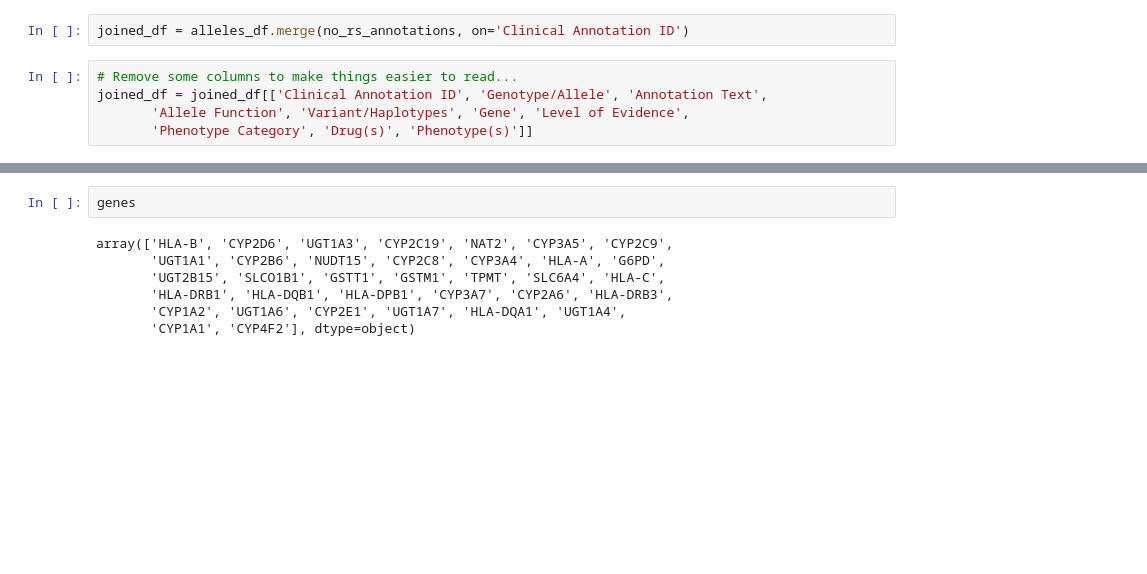
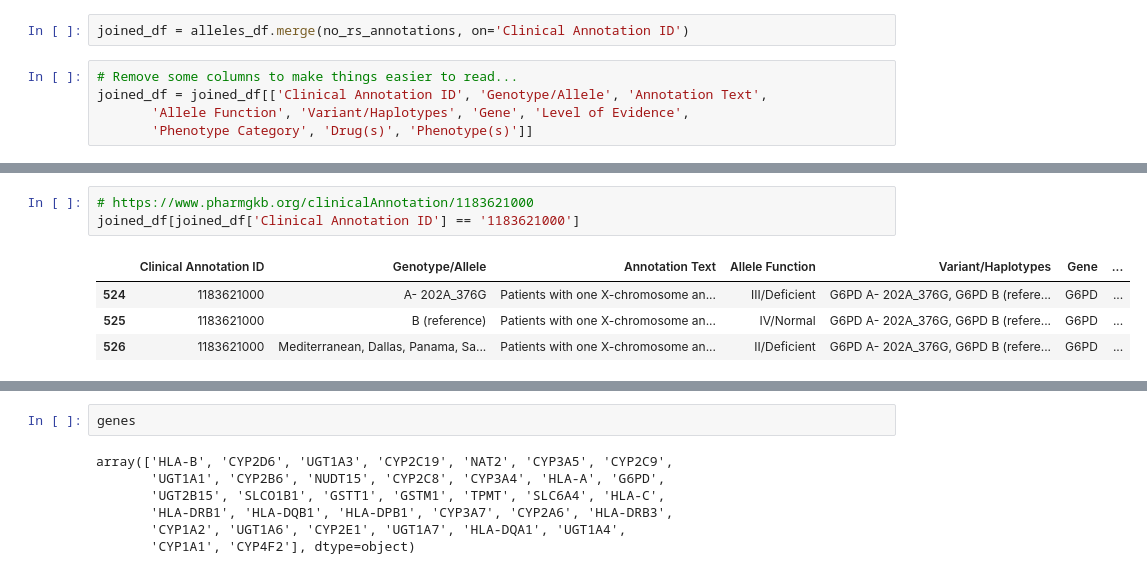
Before and after one commit to EBIvariation/opentargets-pharmgkb, a Jupyter notebook: data-exploration/star-alleles.ipynb, the cells around one changed output, grey strips where cells are left out. Drawn from its saved outputs; the diff is of its cells as text; blank space fills up the shorter version.

```diff
--- a/data-exploration/star-alleles.ipynb
+++ b/data-exploration/star-alleles.ipynb
@@ -105,0 +138,8 @@ Questions:
+# %%
+# https://www.pharmgkb.org/clinicalAnnotation/1183621000
+joined_df[joined_df['Clinical Annotation ID'] == '1183621000']
+# %% [output]
+|  | Clinical Annotation ID | Genotype/Allele | Annotation Text | Allele Function | Variant/Haplotypes | Gene | ... |
+| 524 | 1183621000 | A- 202A_376G | Patients with one X-chromosome an... | III/Deficient | G6PD A- 202A_376G, G6PD B (refere... | G6PD | ... |
+| 525 | 1183621000 | B (reference) | Patients with one X-chromosome an... | IV/Normal | G6PD A- 202A_376G, G6PD B (refere... | G6PD | ... |
+| 526 | 1183621000 | Mediterranean, Dallas, Panama, Sa... | Patients with one X-chromosome an... | II/Deficient | G6PD A- 202A_376G, G6PD B (refere... | G6PD | ... |
```
Also changed, not shown: parts of 32 cells of this notebook.
